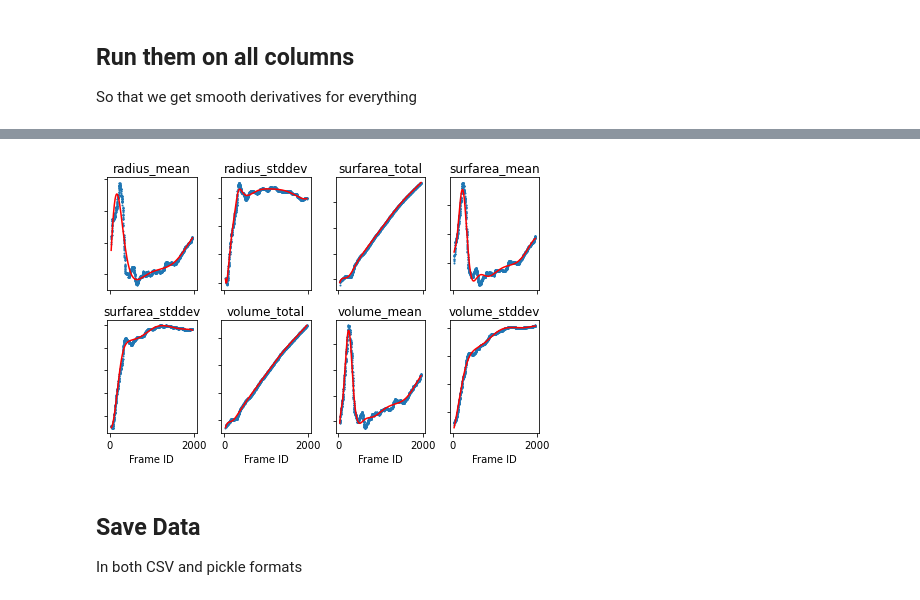
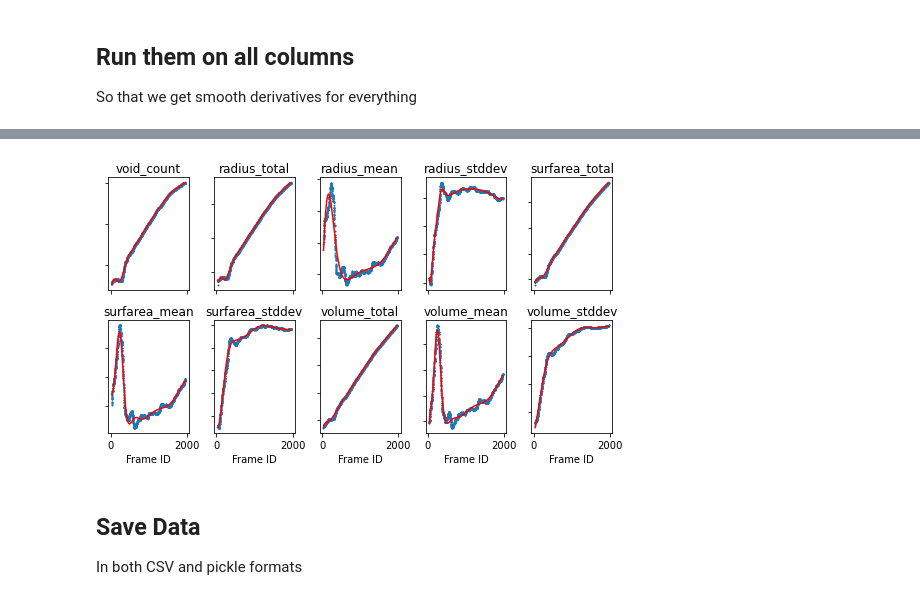
Before and after one commit to ivem-argonne/learning-damage-dynamics, a Jupyter notebook: 1_smooth-and-compute-derivatives.ipynb, the cells around one changed output, grey strips where cells are left out. Drawn from its saved outputs; the diff is of its cells as text; code cells hidden in the pictures.

Commit message:
Add void count, normalize effectively

```diff
--- a/1_smooth-and-compute-derivatives.ipynb
+++ b/1_smooth-and-compute-derivatives.ipynb
@@ -75,7 +75,7 @@ Text(0, 0.5, '$d$Radius/$dt$ (nm/s)')
 ## Run them on all columns
 So that we get smooth derivatives for everything
 # %%
-data_cols = data.columns[3:] # Skip frame_id, void_radii, void_count
+data_cols = data.columns[1:] # Skip frame_id, void_radii
 # %%
 smooth_data = data.copy()
 for c in tqdm(data_cols):
@@ -90,20 +106,20 @@ for c in tqdm(data_cols):
 # %%
-fig, axs = plt.subplots(2, 4, sharex=True, figsize=(6.5, 4.5))
+fig, axs = plt.subplots(2, 5, sharex=True, figsize=(7.5, 4.5))
 
 
 for c, ax in zip(data_cols, axs.flatten()):
     ax.scatter(data['frame_id'], data[c], s=1)
     ax.plot(smooth_data['frame_id'], smooth_data[c], 'r')
 
     ax.set_yticklabels([])
     ax.set_title(c)
 
 for ax in axs[-1, :]:
     ax.set_xlabel('Frame ID')
 
 fig.tight_layout()
 # %% [output]
-[figure, old version]
+[figure, new version]
 # %% [markdown]
 ## Save Data
 In both CSV and pickle formats
```
Also changed, not shown: parts of 1 cell of this notebook, 3 other files.
